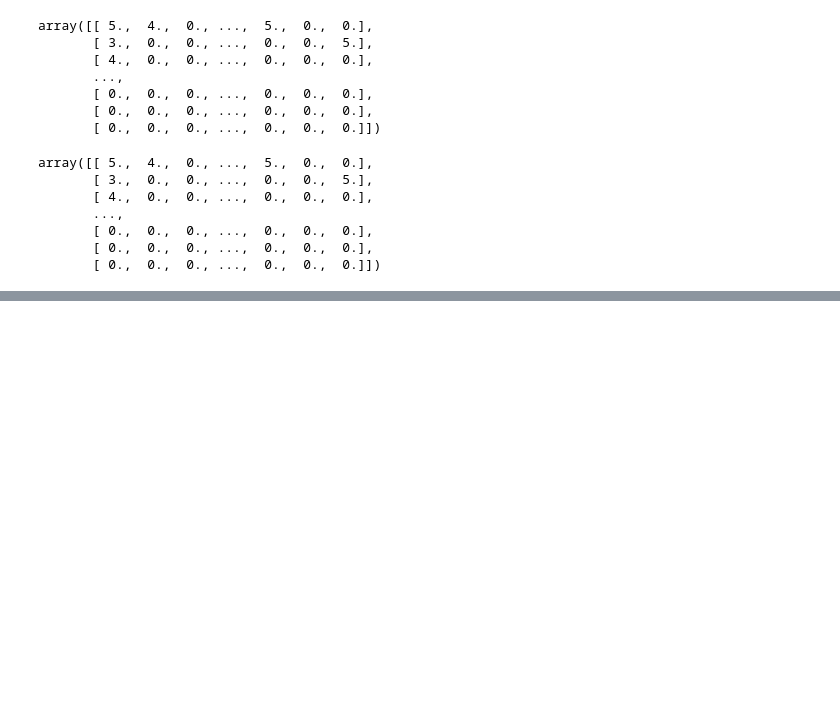
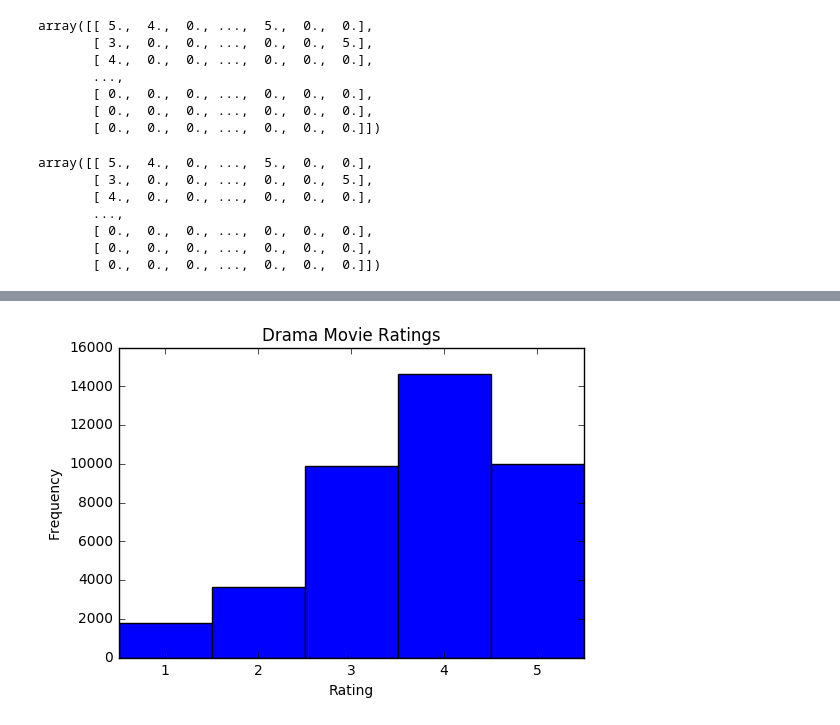
Before and after one commit to jxihong/cs155-movie-latent-factors, a Jupyter notebook: basic_visualization.ipynb, the cells around one changed output, grey strips where cells are left out. Saved outputs shown, nothing was run; the diff lists cells and outputs as text; code cells hidden in the pictures; blank space fills up the shorter version.

```diff
--- a/basic_visualization.ipynb
+++ b/basic_visualization.ipynb
@@ -34,6 +26,5 @@ movies_df.head()
 # %%
-movies_df['Movie Id'] =  pd.to_numeric(movies_df['Movie Id'])
-
+movies_df =  movies_df.apply(pd.to_numeric, errors='ignore')
 ratings_df = ratings_df.apply(pd.to_numeric)
 # %%
 movies_df.head()
@@ -98,0 +207,2 @@ import matplotlib.pyplot as plt
+# %%
+drama_movies = movies_df[movies_df['Drama'] == 1]['Movie Id']
@@ -98,0 +213,16 @@ import matplotlib.pyplot as plt
+# %%
+drama_df = ratings_df[ratings_df['Movie Id'].isin(drama_movies)]
+# %%
+counts = pd.value_counts(drama_df['Rating'].values, sort=False)
+# %%
+width = 1
+
+plt.bar(np.arange(5), counts, width)
+plt.xticks(np.arange(5) + width/2., range(1, 6))
+plt.title("Drama Movie Ratings")
+plt.xlabel("Rating")
+plt.ylabel("Frequency")
+plt.savefig('basic_drama.png')
+plt.show()
+# %% [output]
+[figure, added]
```
Also changed, not shown: parts of 28 cells of this notebook, 7 other files.
